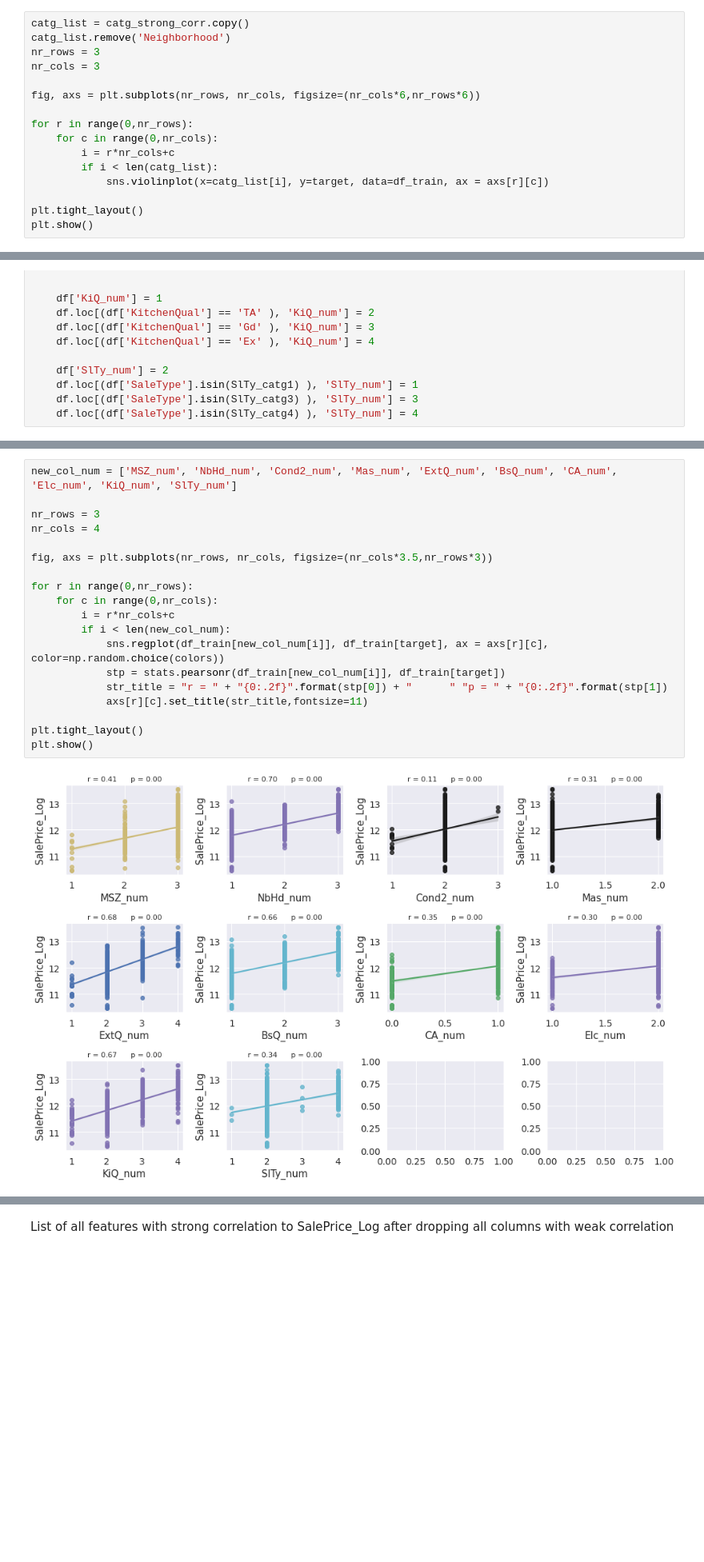
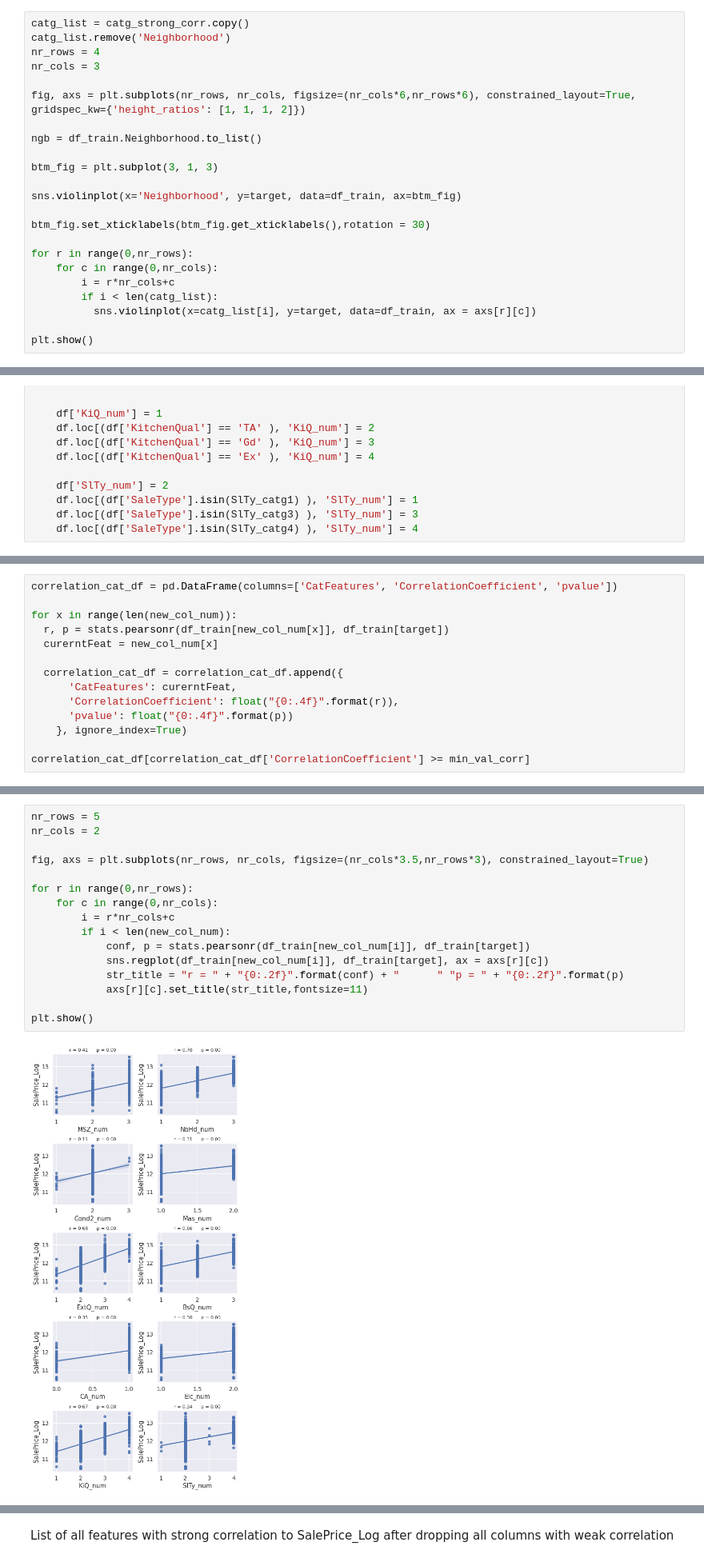
Before and after one commit to chef-danny-d/cs795-project2-spring22, a Jupyter notebook: EDA.ipynb, the cells around one changed output, grey strips where cells are left out. Shown at 80% size. Drawn from its saved outputs; the diff is of its cells as text; blank space fills up the shorter version.

```diff
--- a/EDA.ipynb
+++ b/EDA.ipynb
@@ -530,17 +631,24 @@ For those categorcial features where the EDA with boxplots seem to show a strong
 # %%
 catg_list = catg_strong_corr.copy()
 catg_list.remove('Neighborhood')
-nr_rows = 3
+nr_rows = 4
 nr_cols = 3
 
-fig, axs = plt.subplots(nr_rows, nr_cols, figsize=(nr_cols*6,nr_rows*6))
+fig, axs = plt.subplots(nr_rows, nr_cols, figsize=(nr_cols*6,nr_rows*6), constrained_layout=True, gridspec_kw={'height_ratios': [1, 1, 1, 2]})
+
+ngb = df_train.Neighborhood.to_list()
+
+btm_fig = plt.subplot(3, 1, 3)
+
+sns.violinplot(x='Neighborhood', y=target, data=df_train, ax=btm_fig)
+
+btm_fig.set_xticklabels(btm_fig.get_xticklabels(),rotation = 30)
 
 for r in range(0,nr_rows):
     for c in range(0,nr_cols):
         i = r*nr_cols+c
         if i < len(catg_list):
-            sns.violinplot(x=catg_list[i], y=target, data=df_train, ax = axs[r][c])
+          sns.violinplot(x=catg_list[i], y=target, data=df_train, ax = axs[r][c])
 
-plt.tight_layout()
 plt.show()
 # %% [output]
@@ -640,0 +744,14 @@ Checking correlation to SalePrice for the new numerical columns
+# %%
+correlation_cat_df = pd.DataFrame(columns=['CatFeatures', 'CorrelationCoefficient', 'pvalue'])
+
+for x in range(len(new_col_num)):
+  r, p = stats.pearsonr(df_train[new_col_num[x]], df_train[target])
+  curerntFeat = new_col_num[x]
+
+  correlation_cat_df = correlation_cat_df.append({
+      'CatFeatures': curerntFeat,
+      'CorrelationCoefficient': float("{0:.4f}".format(r)),
+      'pvalue': float("{0:.4f}".format(p))
+    }, ignore_index=True)
+
+correlation_cat_df[correlation_cat_df['CorrelationCoefficient'] >= min_val_corr]
@@ -641,21 +764,18 @@ Checking correlation to SalePrice for the new numerical columns
 # %%
-new_col_num = ['MSZ_num', 'NbHd_num', 'Cond2_num', 'Mas_num', 'ExtQ_num', 'BsQ_num', 'CA_num', 'Elc_num', 'KiQ_num', 'SlTy_num']
+nr_rows = 5
+nr_cols = 2
 
-nr_rows = 3
-nr_cols = 4
-
-fig, axs = plt.subplots(nr_rows, nr_cols, figsize=(nr_cols*3.5,nr_rows*3))
+fig, axs = plt.subplots(nr_rows, nr_cols, figsize=(nr_cols*3.5,nr_rows*3), constrained_layout=True)
 
 for r in range(0,nr_rows):
     for c in range(0,nr_cols):
         i = r*nr_cols+c
         if i < len(new_col_num):
-            sns.regplot(df_train[new_col_num[i]], df_train[target], ax = axs[r][c], color=np.random.choice(colors))
-            stp = stats.pearsonr(df_train[new_col_num[i]], df_train[target])
-            str_title = "r = " + "{0:.2f}".format(stp[0]) + "      " "p = " + "{0:.2f}".format(stp[1])
+            conf, p = stats.pearsonr(df_train[new_col_num[i]], df_train[target])
+            sns.regplot(df_train[new_col_num[i]], df_train[target], ax = axs[r][c])
+            str_title = "r = " + "{0:.2f}".format(conf) + "      " "p = " + "{0:.2f}".format(p)
             axs[r][c].set_title(str_title,fontsize=11)
 
-plt.tight_layout()
 plt.show()
 # %% [output]
-[figure, old version]
+[figure, new version]
```
Also changed, not shown: parts of 77 cells of this notebook.
